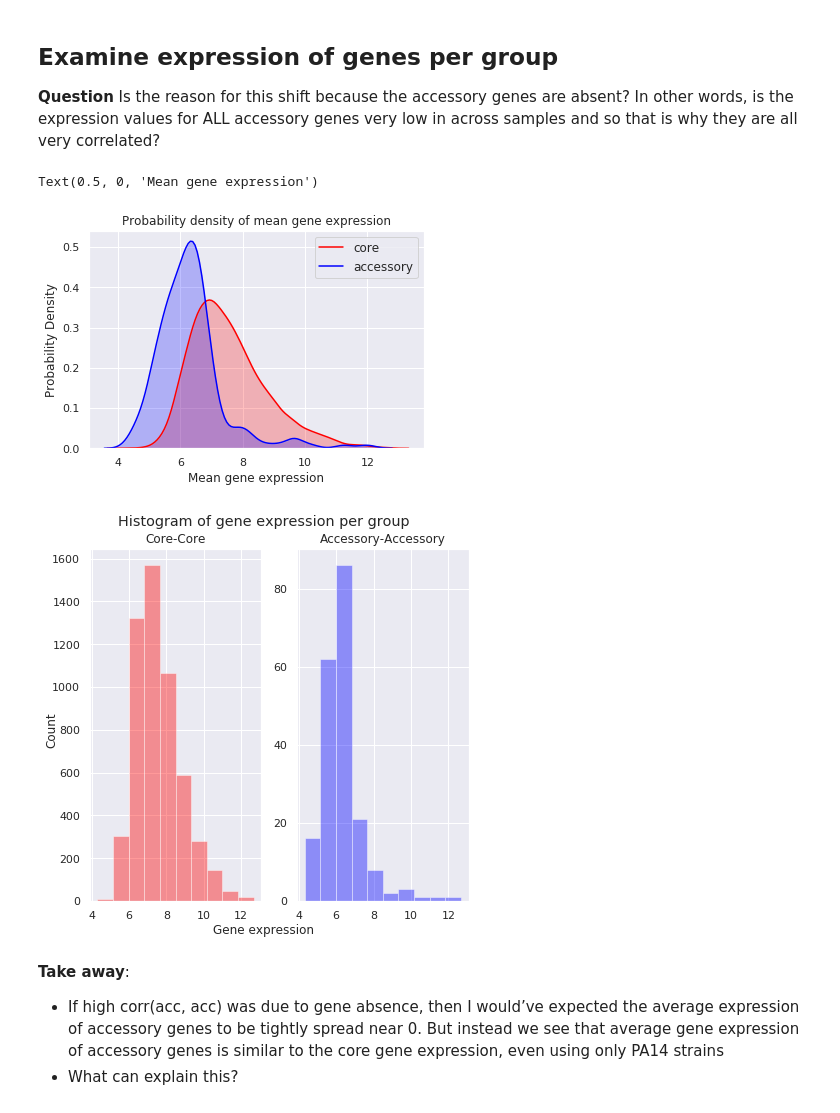
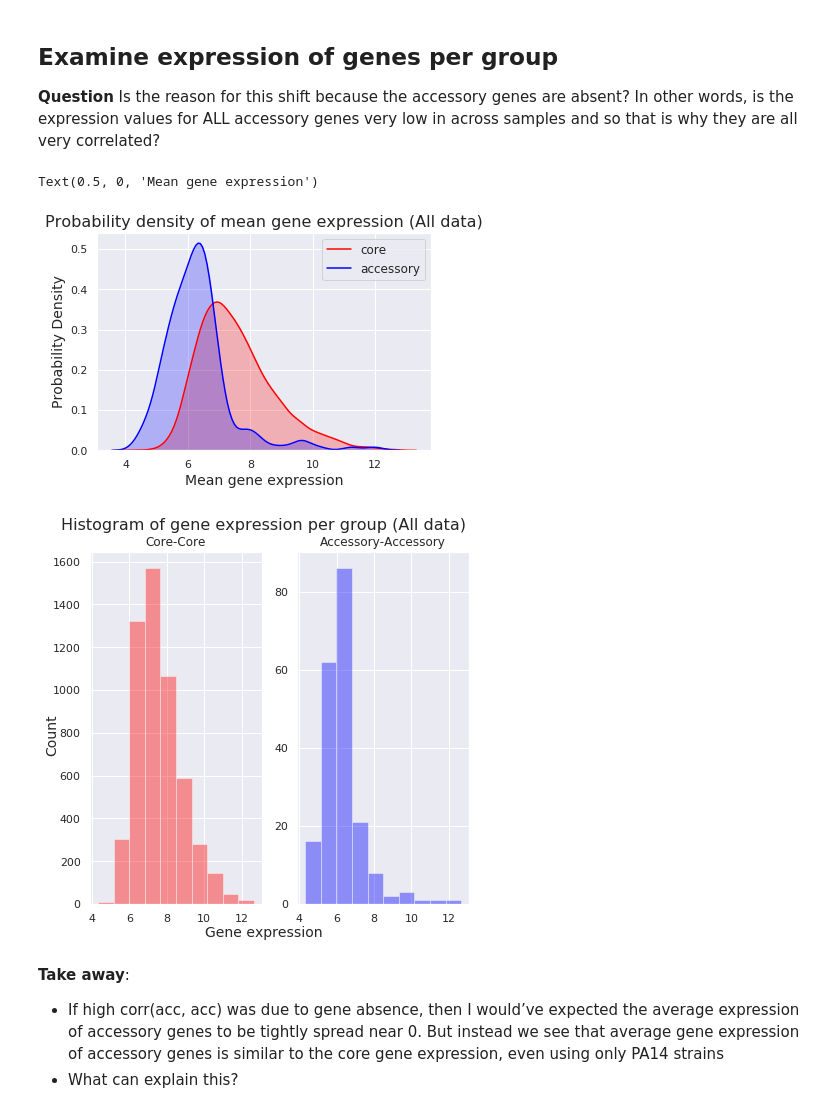
Before and after one commit to greenelab/core-accessory-interactome, a Jupyter notebook: pilot_experiment/2_explore_corr_of_genes.ipynb, the cells around one changed output. Drawn from its saved outputs; the diff is of its cells as text; code cells hidden in the pictures.

```diff
--- a/pilot_experiment/2_explore_corr_of_genes.ipynb
+++ b/pilot_experiment/2_explore_corr_of_genes.ipynb
@@ -431,28 +435,29 @@ min_real_acc_expression = real_acc_expression.min()
 # %%
 # Distribution plot for core genes
 sns.distplot(mean_real_core_expression,
              label='core',
              color='red',
              hist = False,
              kde = True,
              kde_kws = {'shade': True}
             )
 
 sns.distplot(mean_real_acc_expression,
              label='accessory',
              color='blue',
              hist = False,
              kde = True,
              kde_kws = {'shade': True}
             )
 
 plt.legend(prop={'size': 12})
-plt.title('Probability density of mean gene expression')
-plt.ylabel('Probability Density')
-plt.xlabel('Mean gene expression')
+plt.title('Probability density of mean gene expression ({} data)'.format(which_experiments),
+         fontsize=16)
+plt.ylabel('Probability Density', fontsize=14)
+plt.xlabel('Mean gene expression', fontsize=14)
 # %% [output]
 Text(0.5, 0, 'Mean gene expression')
-[figure, old version]
+[figure, new version]
 # %%
 # Get bins using all data
 hist, bins_expression = np.histogram(np.concatenate([mean_real_core_expression,
@@ -479,17 +484,18 @@ sns.distplot(mean_real_acc_expression,
              ax=axes[1]
             )
 
-plt.suptitle('Histogram of gene expression per group')
+plt.suptitle('Histogram of gene expression per group ({} data)'.format(which_experiments),
+            fontsize=16)
 axes[0].set_title('Core-Core')
 axes[1].set_title('Accessory-Accessory')
-fig.text(0.5, 0.01, 'Gene expression', ha='center', fontsize=12)
-fig.text(0.01, 0.5, 'Count', ha='center', rotation=90, fontsize=12)
+fig.text(0.5, 0.01, 'Gene expression', ha='center', fontsize=14)
+fig.text(0.01, 0.5, 'Count', ha='center', rotation=90, fontsize=14)
 plt.tight_layout(pad=0.4,
                  w_pad=0.5,
                  h_pad=1.0,
                  rect=[0, 0.03, 1, 0.95])
 # %% [output]
-[figure, old version]
+[figure, new version]
 # %% [markdown]
 **Take away**:
 * If high corr(acc, acc) was due to gene absence, then I would’ve expected the average expression of accessory genes to be tightly spread near 0. But instead we see that average gene expression of accessory genes is similar to the core gene expression, even using only PA14 strains
```
Also changed, not shown: parts of 4 cells of this notebook, 1 other file.
